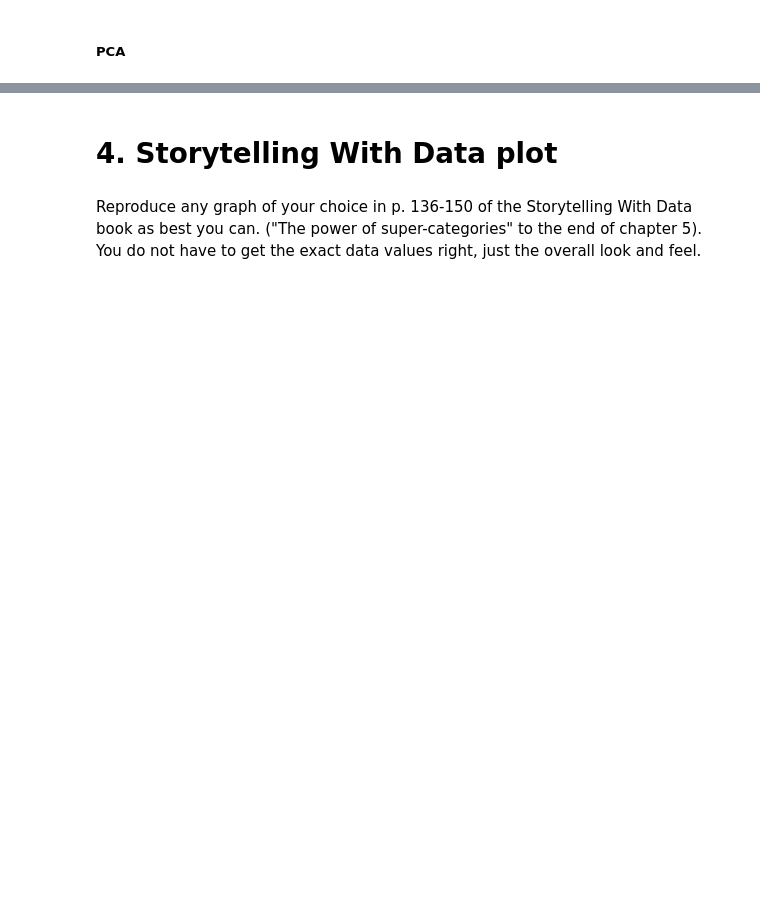
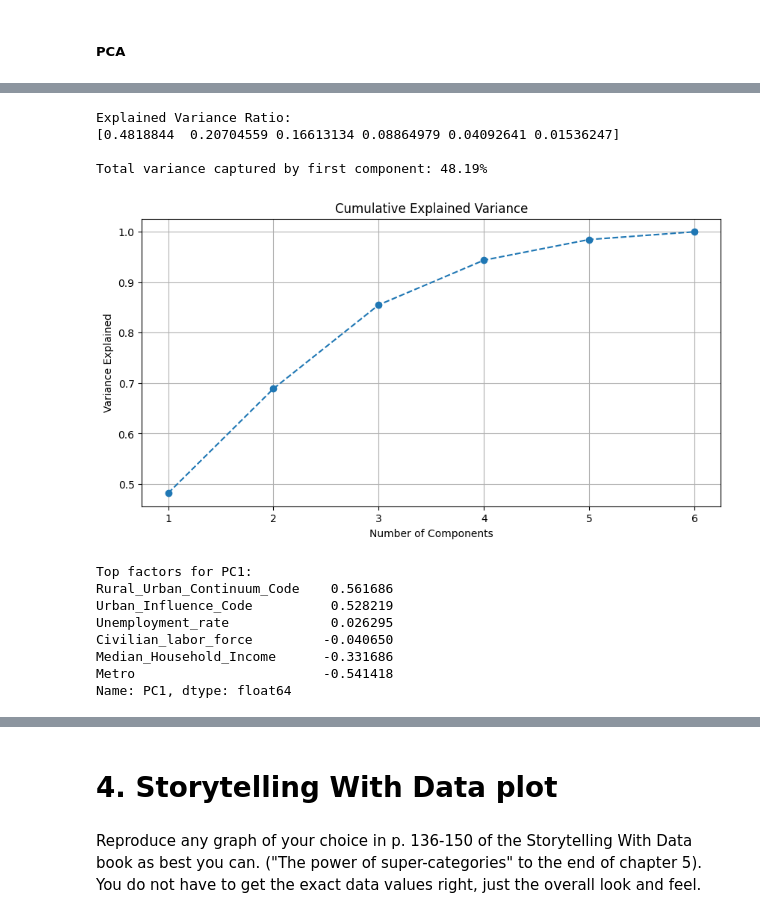
Before and after one commit to aidandig/DX699-ModB2, a Jupyter notebook: Homework/OMDS-ModB2-Week9-DiGregorio-Aidan.ipynb, the cells around one changed output, grey strips where cells are left out. Drawn from its saved outputs; the diff is of its cells as text; code cells hidden in the pictures; blank space fills up the shorter version.

```diff
--- a/Homework/OMDS-ModB2-Week9-DiGregorio-Aidan.ipynb
+++ b/Homework/OMDS-ModB2-Week9-DiGregorio-Aidan.ipynb
@@ -207,0 +356,49 @@ Races:
+# %%
+from sklearn.preprocessing import StandardScaler
+
+scaler = StandardScaler()
+scaled_data = scaler.fit_transform(num_cols)
+
+pca = decomposition.PCA()
+pca_data = pca.fit_transform(scaled_data)
+
+pca_df = pd.DataFrame(
+    data=pca_data,
+    columns=[f'PC{i+1}' for i in range(len(num_cols.columns))]
+)
+
+print(f"Explained Variance Ratio:\n{pca.explained_variance_ratio_}\n")
+print(f"Total variance captured by first component: {pca.explained_variance_ratio_[0]:.2%}\n")
+
+plt.figure(figsize=(10, 5))
+plt.plot(range(1, len(pca.explained_variance_ratio_) + 1),
+         pca.explained_variance_ratio_.cumsum(), marker='o', linestyle='--')
+plt.title('Cumulative Explained Variance')
+plt.xlabel('Number of Components')
+plt.ylabel('Variance Explained')
+plt.grid()
+plt.show()
+
+loadings = pd.DataFrame(
+    pca.components_.T,
+    columns=[f'PC{i+1}' for i in range(len(num_cols.columns))],
+    index=num_cols.columns
+)
+
+# Show what drives PC1 (usually the most important economic factor)
+print("Top factors for PC1:")
+print(loadings['PC1'].sort_values(ascending=False))
+# %% [output]
+Explained Variance Ratio:
+[0.4818844  0.20704559 0.16613134 0.08864979 0.04092641 0.01536247]
+
+Total variance captured by first component: 48.19%
+[figure, added]
+Top factors for PC1:
+Rural_Urban_Continuum_Code    0.561686
+Urban_Influence_Code          0.528219
+Unemployment_rate             0.026295
+Civilian_labor_force         -0.040650
+Median_Household_Income      -0.331686
+Metro                        -0.541418
+Name: PC1, dtype: float64
```
Also changed, not shown: parts of 19 cells of this notebook.
